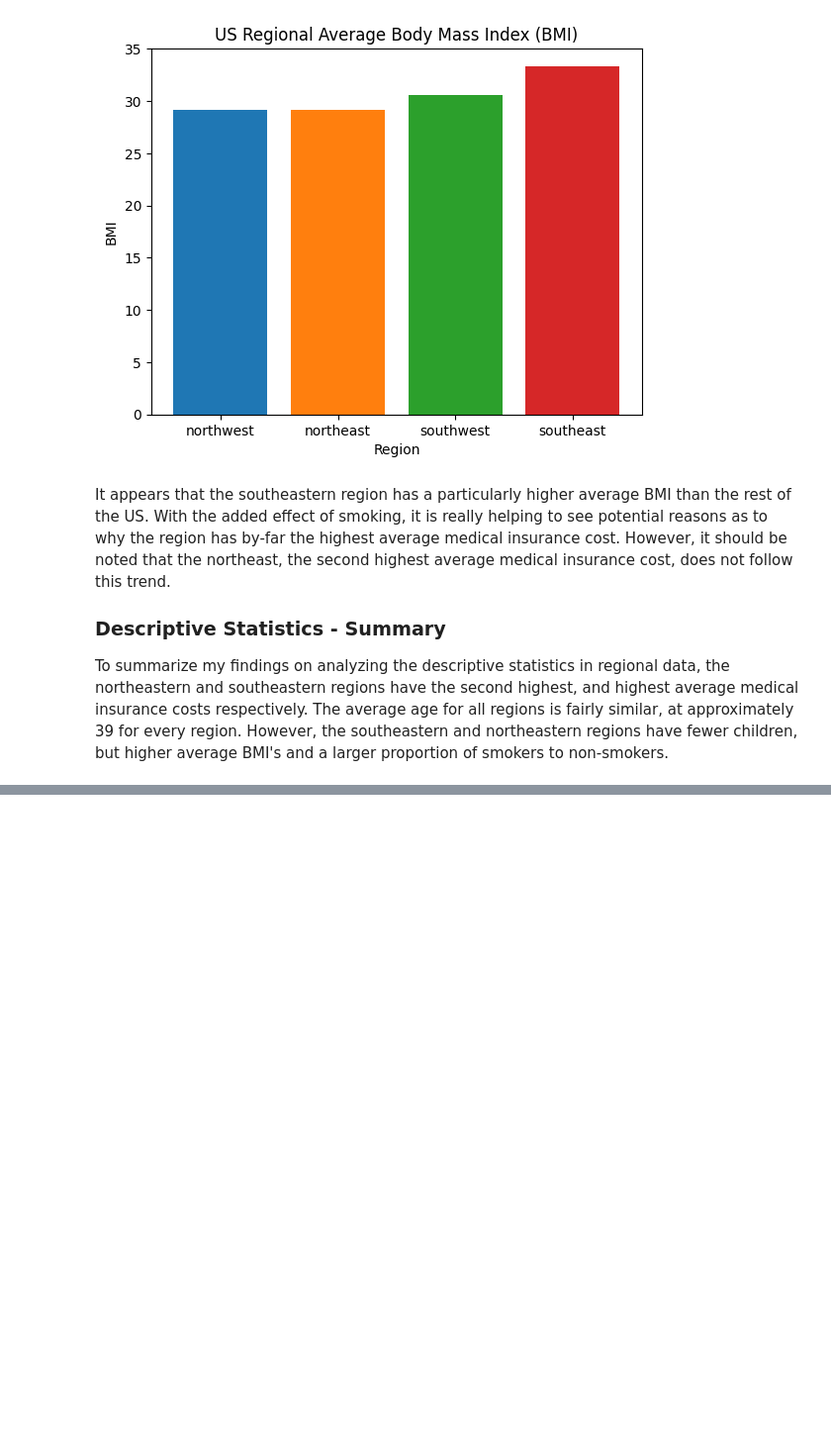
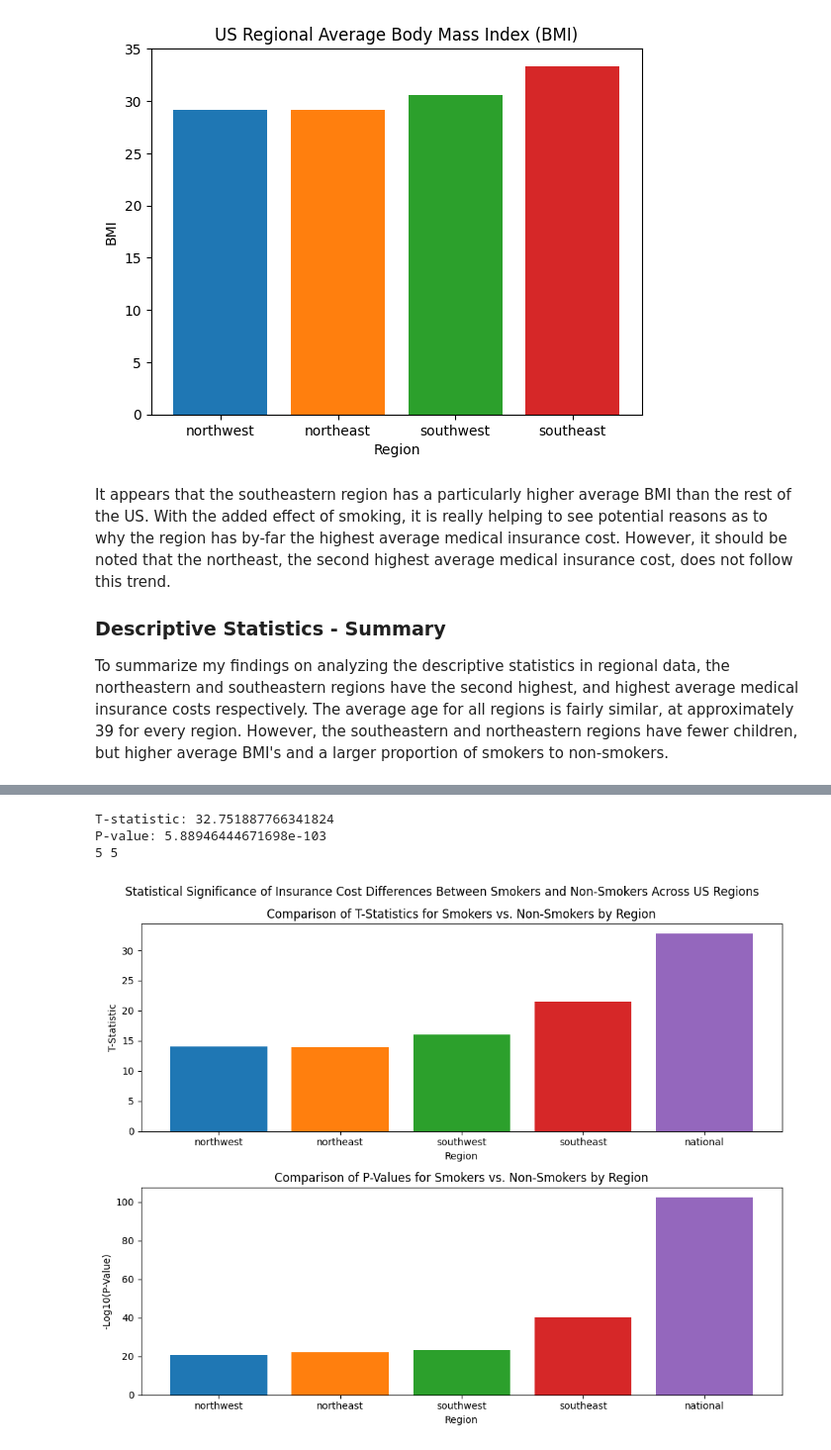
Before and after one commit to charliemarshall1996/regional-us-personal-medical-insurance-analysis, a Jupyter notebook: analysis.ipynb, the cells around one changed output, grey strips where cells are left out. Shown at 99% size. Saved outputs shown, nothing was run; the diff lists cells and outputs as text; code cells hidden in the pictures; blank space fills up the shorter version.

Commit message:
Inferential analysis and conclusion

```diff
--- a/analysis.ipynb
+++ b/analysis.ipynb
@@ -241,0 +335,65 @@ To summarize my findings on analyzing the descriptive statistics in regional dat
+# %%
+from scipy import stats
+
+# Separate the dataset into smokers and non-smokers
+smokers = df[df['smoker'] == 'yes']
+non_smokers = df[df['smoker'] == 'no']
+
+# Perform a two-sample t-test
+t_stat, p_val = stats.ttest_ind(smokers['charges'], non_smokers['charges'], equal_var=False)
+
+# Display the test statistic and p-value
+print("T-statistic:", t_stat)
+print("P-value:", p_val)
+
+# To focus on regions, perform the t-test for northeast and southeast regions
+regions = ["northwest", "northeast", "southwest", "southeast"]
+colors = ['tab:blue', 'tab:orange', 'tab:green', 'tab:red', "tab:purple"]
+
+t_stats = []
+p_vals = []
+for region in regions:
+    region_smokers = df[(df['smoker'] == 'yes') & (df['region'] == region)]
+    region_non_smokers = df[(df['smoker'] == 'no') & (df['region'] == region)]
+
+    t_stat_region, p_val_region = stats.ttest_ind(region_smokers['charges'], region_non_smokers['charges'], equal_var=False)
+    t_stats.append(t_stat_region)
+    p_vals.append(p_val_region)
+
+t_stats.append(t_stat)
+p_vals.append(p_val)
+
+regions = ["northwest", "northeast", "southwest", "southeast", "national"]
+
+print(len(t_stats), len(regions))
+# Start of the plotting code
+fig, ax = plt.subplots(2, 1, figsize=(10, 8))
+
+# T-statistic subplot
+t_ax = ax[0]
+t_ax.bar(regions, t_stats, color=colors)
+t_ax.set_title("Comparison of T-Statistics for Smokers vs. Non-Smokers by Region")
+t_ax.set_xlabel("Region")
+t_ax.set_ylabel("T-Statistic")
+
+# P-value subplot
+p_ax = ax[1]
+p_ax.bar(regions, [-np.log10(p) for p in p_vals], color=colors)  # -log10 transform for better visualization
+p_ax.set_title("Comparison of P-Values for Smokers vs. Non-Smokers by Region")
+p_ax.set_xlabel("Region")
+p_ax.set_ylabel("-Log10(P-Value)")
+
+# Overall figure title
+fig.suptitle("Statistical Significance of Insurance Cost Differences Between Smokers and Non-Smokers Across US Regions")
+
+# Adjust layout to prevent overlapping titles and labels
+plt.tight_layout()
+
+# Save and show the plot
+plt.savefig("./data/visualizations/inferential/regional_smoker_t_stats.png")
+plt.show()
+# %% [output]
+T-statistic: 32.751887766341824
+P-value: 5.88946444671698e-103
+5 5
+[figure, added]
```
Also changed, not shown: parts of 13 cells of this notebook, 4 other files.
